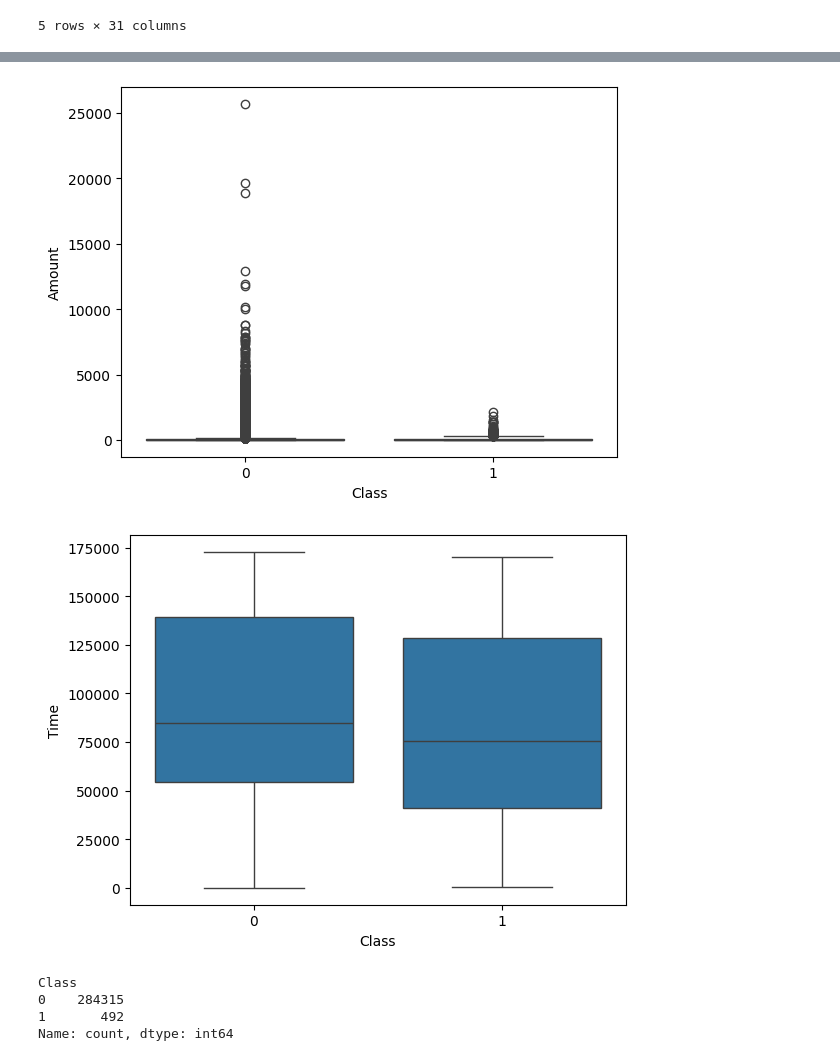
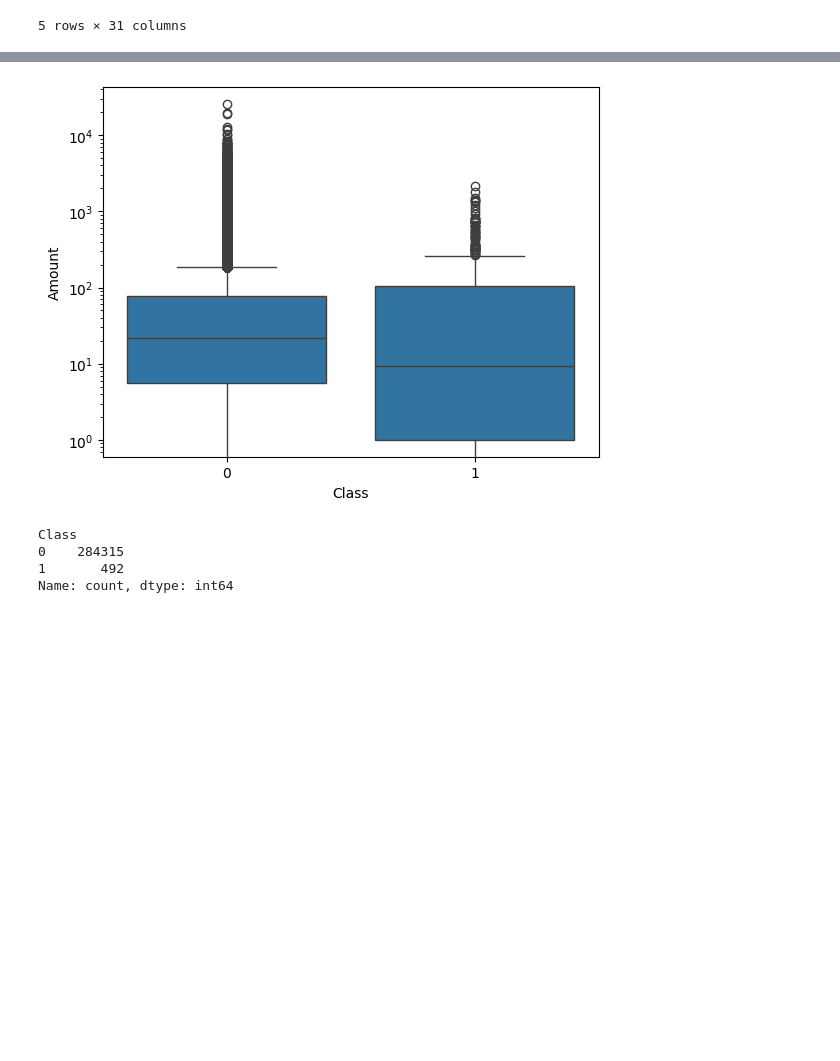
Before and after one commit to joonjester/CardGuard, a Jupyter notebook: corelation.ipynb, the cells around one changed output, grey strips where cells are left out. Drawn from its saved outputs; the diff is of its cells as text; code cells hidden in the pictures; blank space fills up the shorter version.

Commit message:
add Amount diagram

```diff
--- a/corelation.ipynb
+++ b/corelation.ipynb
@@ -45,12 +98,12 @@ Time correlation: -0.012322570929245758 p-value: 4.8182688917943066e-11
 # %%
 sns.boxplot(x="Class", y="Amount", data=df)
+plt.yscale("log")
 plt.show()
 
-sns.boxplot(x="Class", y="Time", data=df)
-plt.show()
+#sns.boxplot(x="Class", y="Time", data=df)
+#plt.show()
 # %% [output]
-[figure, old version]
+[figure, new version]
-[figure, removed]
 # %%
 print(df['Class'].value_counts())
 # %% [output]
```
Also changed, not shown: parts of 6 cells of this notebook.
